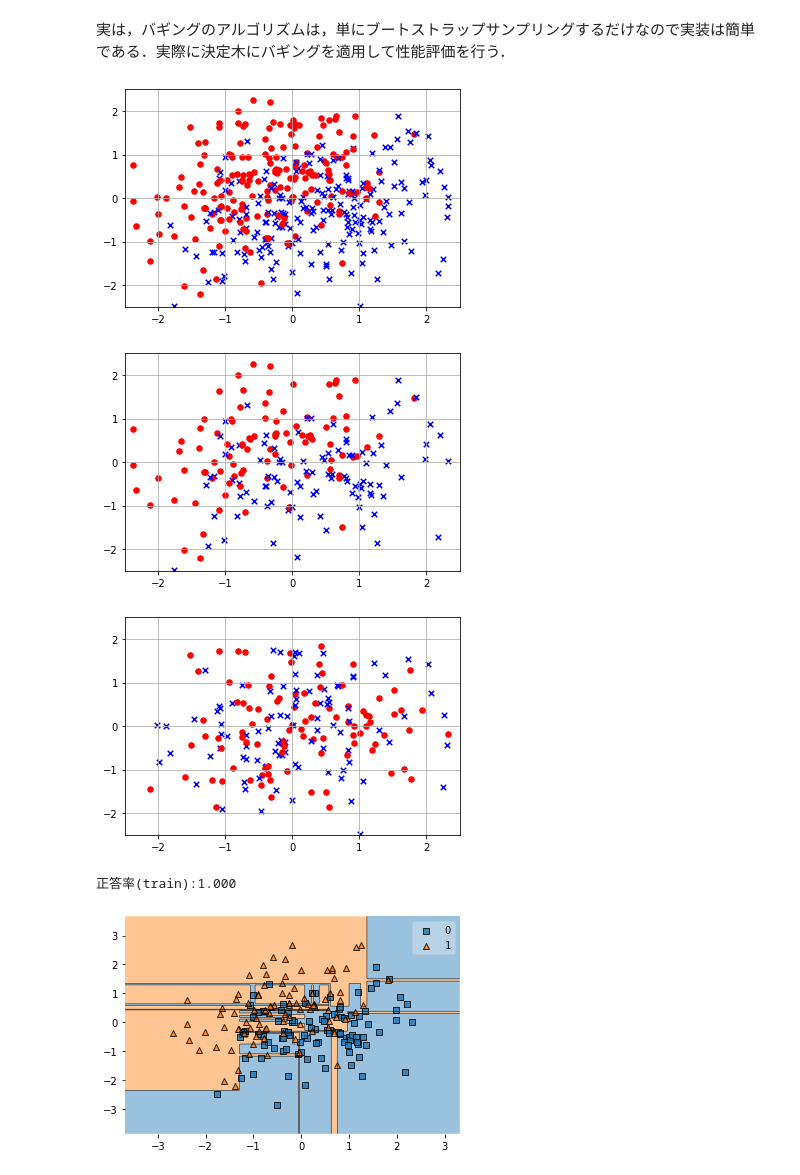
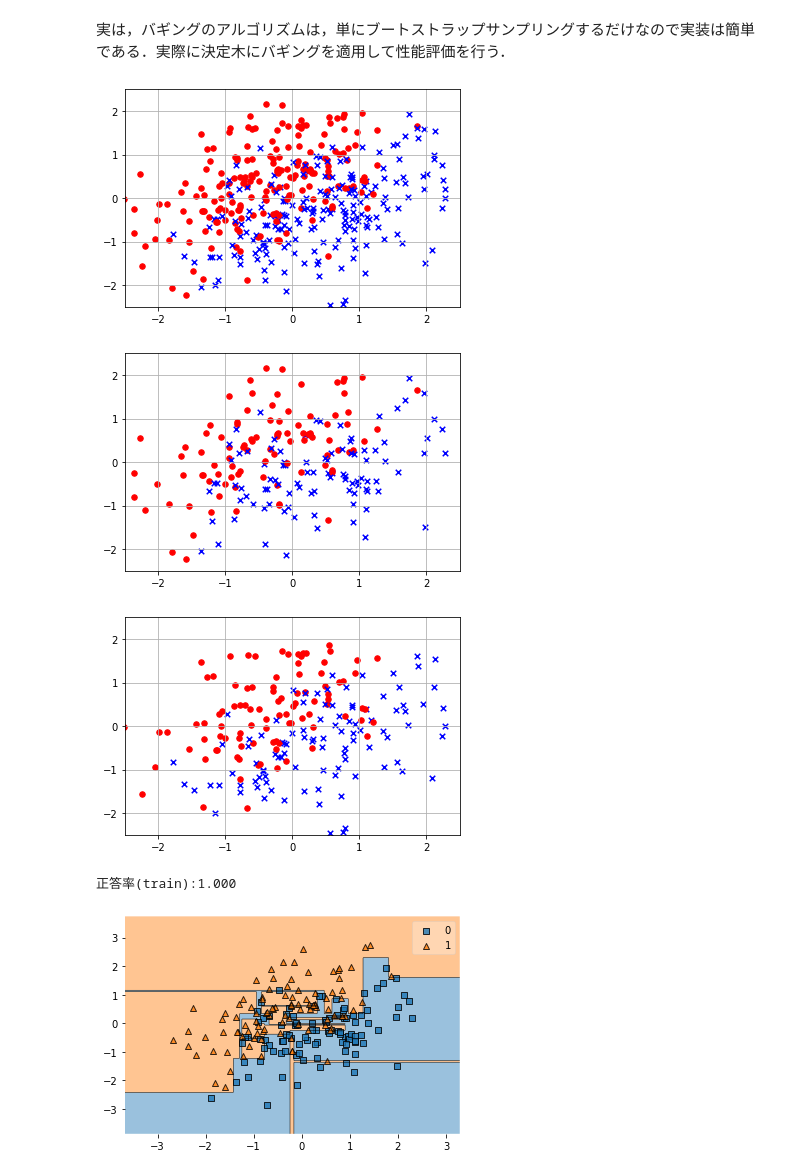
Before and after one commit to crotsu/ML_basic_ensemble, a Jupyter notebook: Chapter5/chap5_1_Bagging.ipynb, the cells around one changed output. Saved outputs shown, nothing was run; the diff lists cells and outputs as text; code cells hidden in the pictures.

```diff
--- a/Chapter5/chap5_1_Bagging.ipynb
+++ b/Chapter5/chap5_1_Bagging.ipynb
@@ -109,7 +110,7 @@ muA = [-2,2]
 muB = [2,-2]
 
 # 共分散
-cov = [[30,10],[10,30]]
+cov = [[30,15],[15,30]]
 
 # 入力信号を生成
 xA, yA = np.random.multivariate_normal(muA, cov, numA).T
@@ -168,7 +169,7 @@ plt.grid(True)
 # テストデータ
 plt.figure(3)
 for i in range(len(df_test)):
-    if df_train.cls[i]==1:
+    if df_test.cls[i]==1:
         plt.scatter(df_test.cm[i],df_test.kg[i], color='r',marker='o', s=30)
     else:
         plt.scatter(df_test.cm[i],df_test.kg[i], color='b',marker='x', s=30)
@@ -178,46 +179,44 @@ plt.grid(True)
 
 plt.show()
 # %% [output]
-[figure, old version]
+[figure, new version]
-[figure, old version]
+[figure, new version]
-[figure, old version]
+[figure, new version]
 # %%
 # 決定木
 
 # 決定木に入力できるようにトレーニングデータとテストデータを変換
 X_train = df_train[['cm','kg']].values
 y_train = df_train[['cls']].values
-y_train = y_train.reshape(len(y),) # ベクトルにする
+y_train = y_train.reshape(len(y_train),) # ベクトルにする
 y_train = np.array(y_train, dtype=np.int64)
 
 X_test = df_test[['cm','kg']].values
 y_test = df_test[['cls']].values
-y_test = y_test.reshape(len(y),) # ベクトルにする
+y_test = y_test.reshape(len(y_test),) # ベクトルにする
 y_test = np.array(y_test, dtype=np.int64)
 
 
 # 学習
 from sklearn.tree import DecisionTreeClassifier
 
 # モデルを作成
 model = DecisionTreeClassifier()
 model = model.fit(X_train, y_train)
 
 # 表示
 predicted = model.predict(X_train)
-tree.export_graphviz(model, out_file = 'temp.dot')
-# dot -Tpdf temp.dot -o temp.pdf
 
 # 領域を表示
 from mlxtend.plotting import plot_decision_regions
 
 plot_decision_regions(X_train, y_train, model)
 
 # 正答率
 print('正答率(train):{:.3f}'.format(model.score(X_train,y_train)))
 # %% [output]
 正答率(train):1.000
-[figure, old version]
+[figure, new version]
 # %%
 # 決定木
 
```
Also changed, not shown: parts of 8 cells of this notebook, 7 other files.
